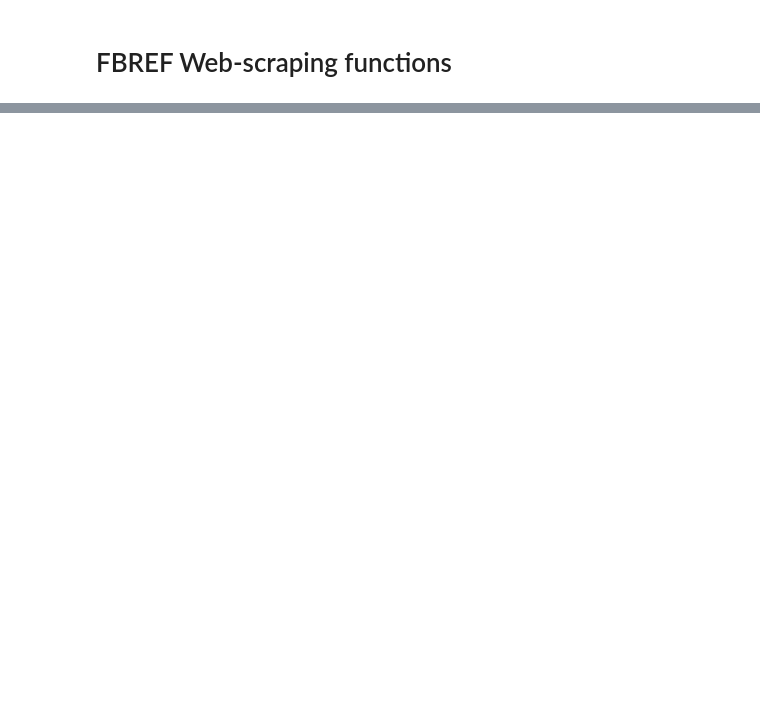
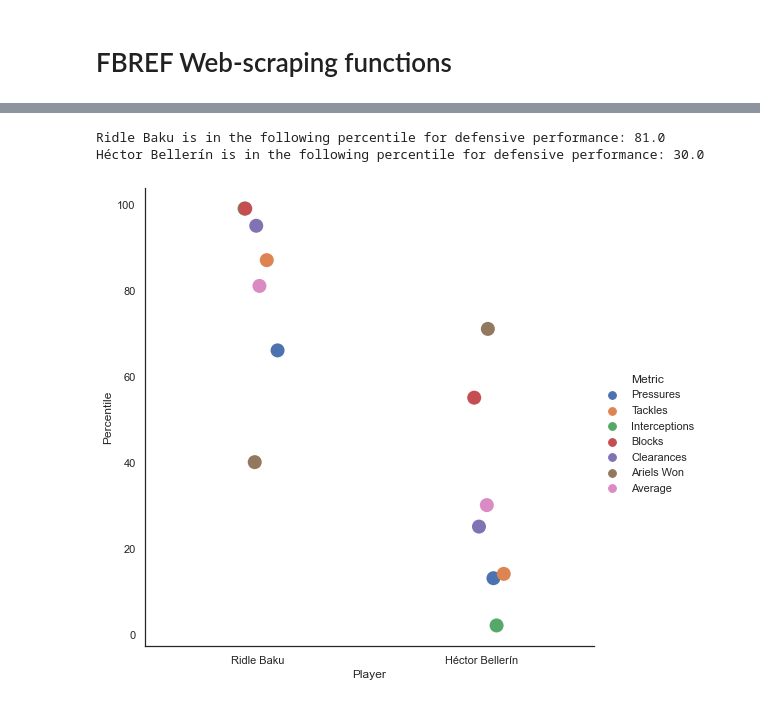
Before and after one commit to frankinetics/fbref, a Jupyter notebook: FBREF_Web_scraping_functions_.ipynb, the cells around one changed output, grey strips where cells are left out. Cells and saved outputs as stored; diff of their text form; code cells hidden in the pictures; blank space fills up the shorter version.

```diff
--- a/FBREF_Web_scraping_functions_.ipynb
+++ b/FBREF_Web_scraping_functions_.ipynb
@@ -37,0 +295,6 @@ compare_players_percentile("https://fbref.com/en/players/47a34c4f/Mohamed-Elneny
+# %%
+compare_defensive_stats("https://fbref.com/en/players/442b56fa/Ridle-Baku", "https://fbref.com/en/players/f874dd44/Hector-Bellerin")
+# %% [output]
+Ridle Baku is in the following percentile for defensive performance: 81.0
+Héctor Bellerín is in the following percentile for defensive performance: 30.0
+[figure, added]
```
Also changed, not shown: parts of 4 cells of this notebook, 1 other file.
